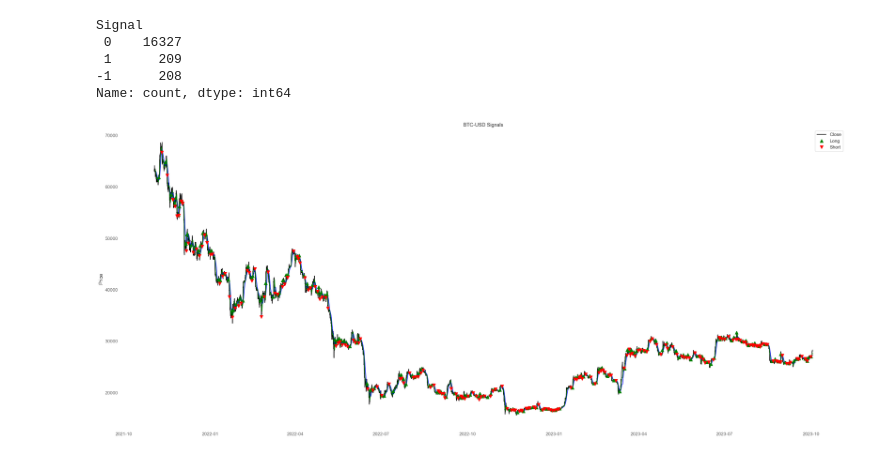
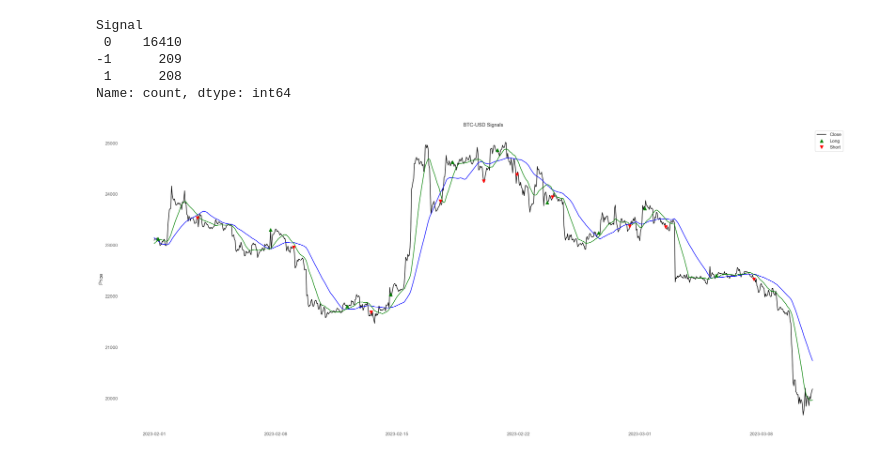
Before and after one commit to sharavsambuu/trading-cost-analysis, a Jupyter notebook: btc_macross_backtesting_yfinance.ipynb, the cells around one changed output. Cells and saved outputs as stored; diff of their text form; code cells hidden in the pictures.

```diff
--- a/btc_macross_backtesting_yfinance.ipynb
+++ b/btc_macross_backtesting_yfinance.ipynb
@@ -44,0 +45,4 @@ df['Close'].plot()
+# %%
+df['Price'] = df['Open'].shift(-1)
+
+df
@@ -55,29 +74,29 @@ df.loc[((df['MA50'] < df['MA200']) & (df['MA50'].shift(1) >= df['MA200'].shift(1
 df['Signal'].value_counts()
 # %% [output]
 Signal
- 0    16327
- 1      209
--1      208
+ 0    16410
+-1      209
+ 1      208
 Name: count, dtype: int64
 # %%
-plot_df = df["2021-01-01":]
+plot_df = df["2023-02-01":"2023-03-10"]
 
 fig, ax1 = plt.subplots(1, figsize=(28, 12), sharex=True)
 
 ax1.plot(plot_df.index, plot_df['Close'], label='Close', color='black')
 ax1.plot(plot_df['MA200'], color='blue' )
 ax1.plot(plot_df['MA50' ], color='green')
 ax1.plot(plot_df[plot_df['Signal'] ==  1].index, plot_df[plot_df['Signal'] ==  1]['Close'], '^', markersize=8, color='green', label='Long' )
 ax1.plot(plot_df[plot_df['Signal'] == -1].index, plot_df[plot_df['Signal'] == -1]['Close'], 'v', markersize=8, color='red'  , label='Short')
 ax1.set_ylabel('Price')
 ax1.set_title('BTC-USD Signals')
 ax1.legend()
 ax1.grid()
 
 plt.tight_layout()
 plt.show()
 # %% [output]
-[figure, old version]
+[figure, new version]
 # %%
 # Position tracking with slippage
 
```
Also changed, not shown: parts of 13 cells of this notebook, 1 other file.
